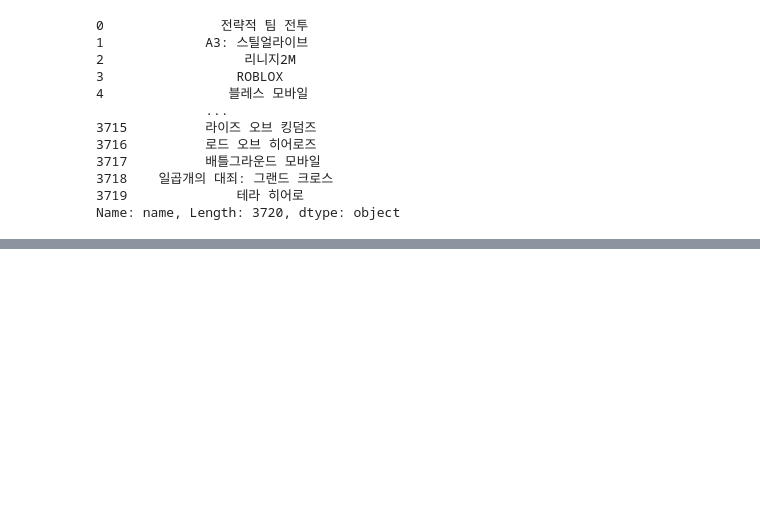
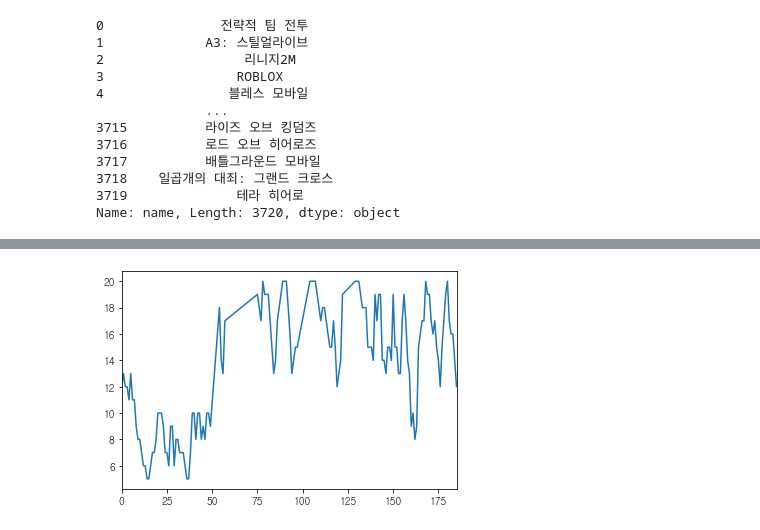
Before and after one commit to ssac-debbu/gameData, a Jupyter notebook: game_tree_graph/mobile graph.ipynb, the cells around one changed output, grey strips where cells are left out. Cells and saved outputs as stored; diff of their text form; code cells hidden in the pictures; blank space fills up the shorter version.

```diff
--- a/game_tree_graph/mobile graph.ipynb
+++ b/game_tree_graph/mobile graph.ipynb
@@ -276,0 +311,8 @@ mobile_top20_groupby_asc.head()
+# %%
+bd = mobile_top20.loc[mobile_top20['name'] == '검은사막 모바일']
+plt.plot(bd['week_num'], bd['rank'])
+#plt.xlim(185,0)
+plt.xlim(0,185)
+plt.show()
+# %% [output]
+[figure, added]
```
Also changed, not shown: parts of 28 cells of this notebook, 2 other files.
